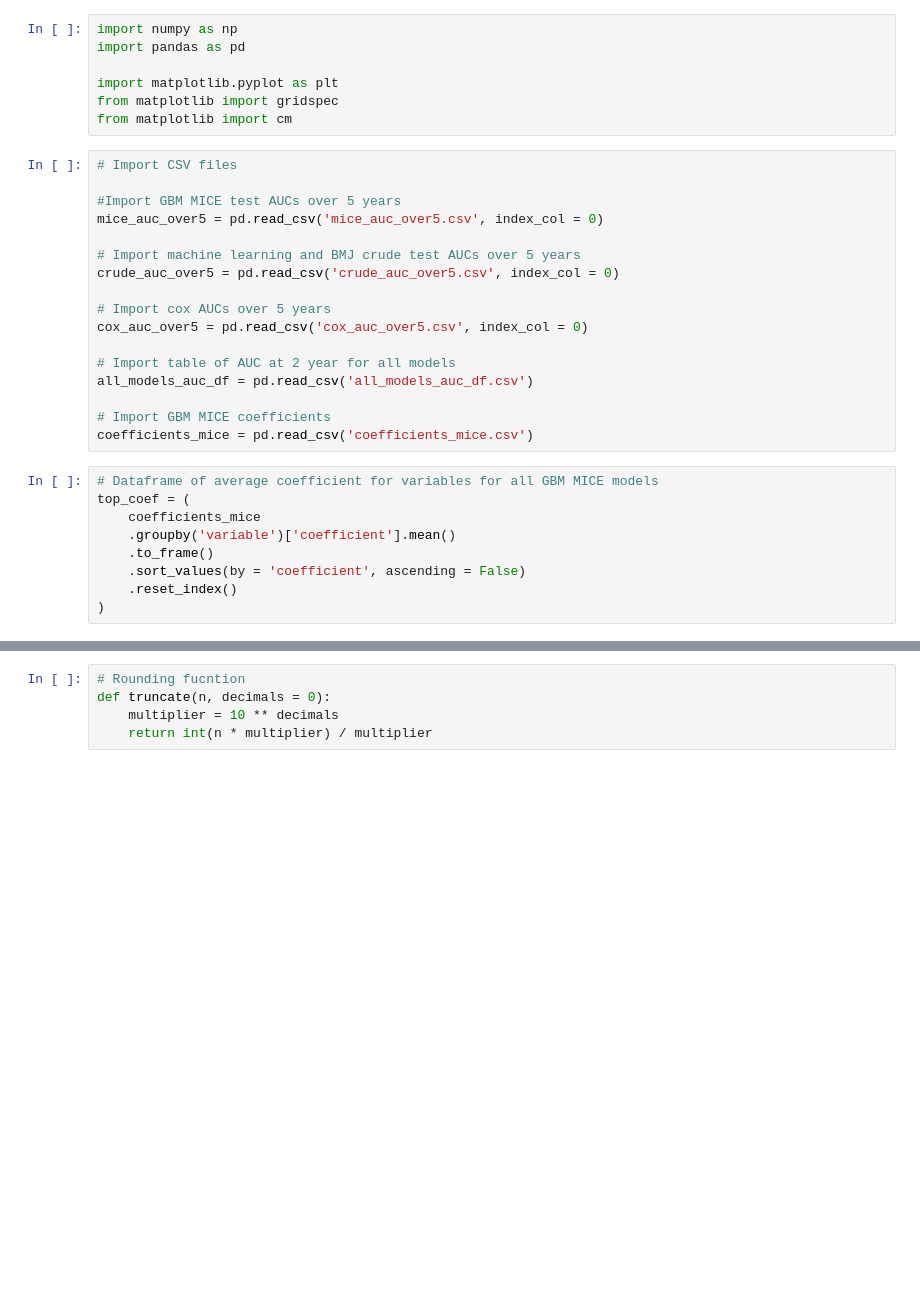
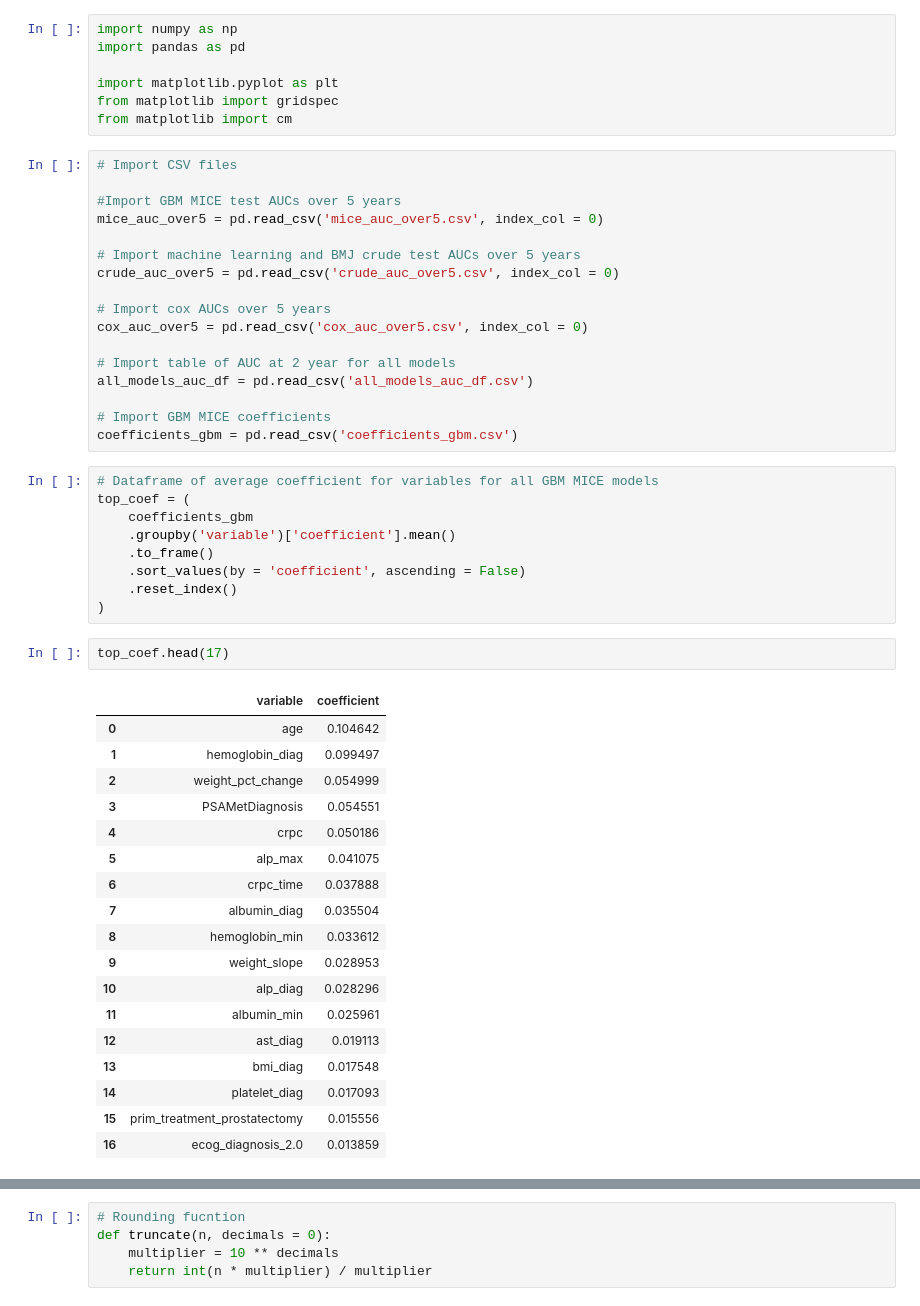
Before and after one commit to xavier-orcutt/TrialTranslator-notebooks, a Jupyter notebook: prostate/discrim_performance.ipynb, the cells around one changed output, grey strips where cells are left out. Drawn from its saved outputs; the diff is of its cells as text; blank space fills up the shorter version.

```diff
--- a/prostate/discrim_performance.ipynb
+++ b/prostate/discrim_performance.ipynb
@@ -31,16 +31,37 @@ cox_auc_over5 = pd.read_csv('cox_auc_over5.csv', index_col = 0)
 all_models_auc_df = pd.read_csv('all_models_auc_df.csv')
 
 # Import GBM MICE coefficients
-coefficients_mice = pd.read_csv('coefficients_mice.csv')
+coefficients_gbm = pd.read_csv('coefficients_gbm.csv')
 # %%
 # Dataframe of average coefficient for variables for all GBM MICE models
 top_coef = (
-    coefficients_mice
+    coefficients_gbm
     .groupby('variable')['coefficient'].mean()
     .to_frame()
     .sort_values(by = 'coefficient', ascending = False)
     .reset_index()
 )
+# %%
+top_coef.head(17)
+# %% [output]
+|  | variable | coefficient |
+| 0 | age | 0.104642 |
+| 1 | hemoglobin_diag | 0.099497 |
+| 2 | weight_pct_change | 0.054999 |
+| 3 | PSAMetDiagnosis | 0.054551 |
+| 4 | crpc | 0.050186 |
+| 5 | alp_max | 0.041075 |
+| 6 | crpc_time | 0.037888 |
+| 7 | albumin_diag | 0.035504 |
+| 8 | hemoglobin_min | 0.033612 |
+| 9 | weight_slope | 0.028953 |
+| 10 | alp_diag | 0.028296 |
+| 11 | albumin_min | 0.025961 |
+| 12 | ast_diag | 0.019113 |
+| 13 | bmi_diag | 0.017548 |
+| 14 | platelet_diag | 0.017093 |
+| 15 | prim_treatment_prostatectomy | 0.015556 |
+| 16 | ecog_diagnosis_2.0 | 0.013859 |
 # %%
 # Processing names of variables for plot
 top_coef.at[0, 'variable'] = 'Age'
```
Also changed, not shown: parts of 4 cells of this notebook, 11 other files.
